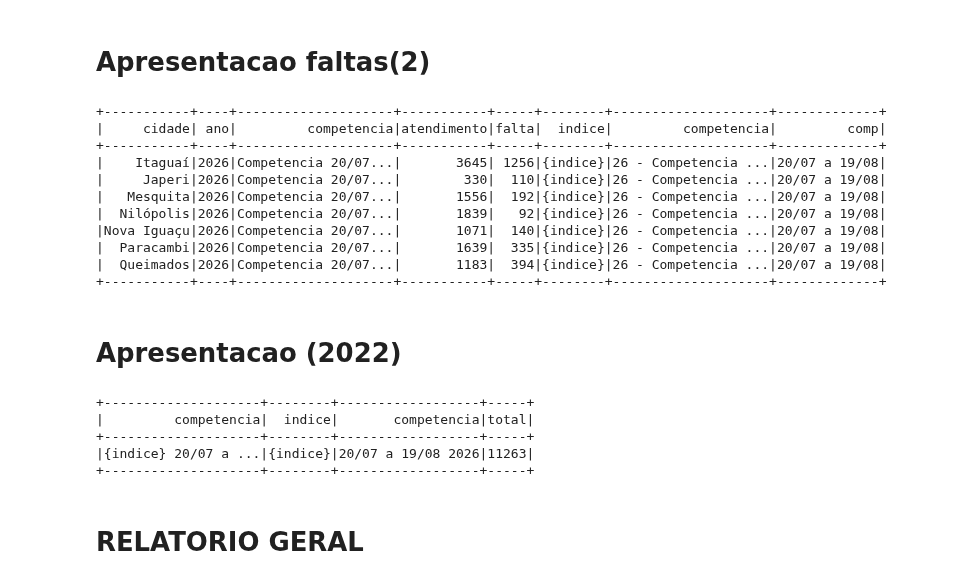
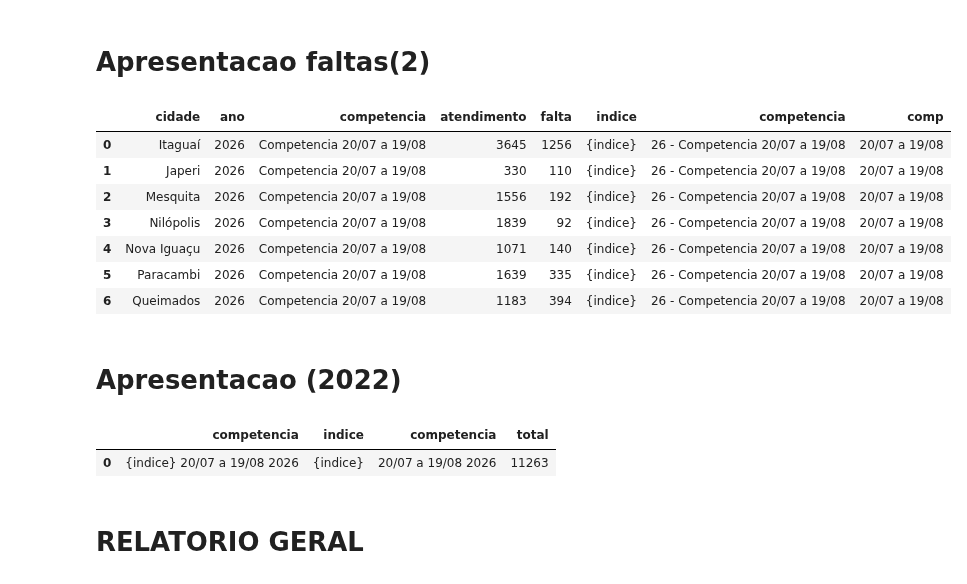
Before and after one commit to Davi-html/api-hygia, a Jupyter notebook: notebooks/agendamentos.ipynb, the cells around one changed output. Saved outputs shown, nothing was run; the diff lists cells and outputs as text; code cells hidden in the pictures.

```diff
--- a/notebooks/agendamentos.ipynb
+++ b/notebooks/agendamentos.ipynb
@@ -35,43 +35,44 @@ df.createOrReplaceTempView("agendamentos")
 # %% [markdown]
 # Apresentacao faltas(2)
 # %%
-spark.sql("""
+df_resultado = spark.sql("""
     SELECT
         cidade,
         ano,
         competencia,
         SUM(CASE WHEN situacao = 'VALIDADO' THEN 1 ELSE 0 END) AS atendimento,
         SUM(CASE WHEN situacao = 'FALTA' THEN 1 ELSE 0 END) AS falta,
         '{indice}' AS indice,
         concat(ano2, ' - ', competencia) AS competencia,
         comp
     FROM agendamentos
     GROUP BY
         cidade,
         ano,
         ano2,
         competencia,
         comp
     ORDER BY
         ano,
         cidade;
-""").show()
+""")
+
+
+df_pandas = df_resultado.toPandas()
+df_pandas
 # %% [output]
-+-----------+----+--------------------+-----------+-----+--------+--------------------+-------------+
-|     cidade| ano|         competencia|atendimento|falta|  indice|         competencia|         comp|
-+-----------+----+--------------------+-----------+-----+--------+--------------------+-------------+
-|    Itaguaí|2026|Competencia 20/07...|       3645| 1256|{indice}|26 - Competencia ...|20/07 a 19/08|
-|     Japeri|2026|Competencia 20/07...|        330|  110|{indice}|26 - Competencia ...|20/07 a 19/08|
-|   Mesquita|2026|Competencia 20/07...|       1556|  192|{indice}|26 - Competencia ...|20/07 a 19/08|
-|  Nilópolis|2026|Competencia 20/07...|       1839|   92|{indice}|26 - Competencia ...|20/07 a 19/08|
-|Nova Iguaçu|2026|Competencia 20/07...|       1071|  140|{indice}|26 - Competencia ...|20/07 a 19/08|
-|  Paracambi|2026|Competencia 20/07...|       1639|  335|{indice}|26 - Competencia ...|20/07 a 19/08|
-|  Queimados|2026|Competencia 20/07...|       1183|  394|{indice}|26 - Competencia ...|20/07 a 19/08|
-+-----------+----+--------------------+-----------+-----+--------+--------------------+-------------+
+|  | cidade | ano | competencia | atendimento | falta | indice | competencia | comp |
+| 0 | Itaguaí | 2026 | Competencia 20/07 a 19/08 | 3645 | 1256 | {indice} | 26 - Competencia 20/07 a 19/08 | 20/07 a 19/08 |
+| 1 | Japeri | 2026 | Competencia 20/07 a 19/08 | 330 | 110 | {indice} | 26 - Competencia 20/07 a 19/08 | 20/07 a 19/08 |
+| 2 | Mesquita | 2026 | Competencia 20/07 a 19/08 | 1556 | 192 | {indice} | 26 - Competencia 20/07 a 19/08 | 20/07 a 19/08 |
+| 3 | Nilópolis | 2026 | Competencia 20/07 a 19/08 | 1839 | 92 | {indice} | 26 - Competencia 20/07 a 19/08 | 20/07 a 19/08 |
+| 4 | Nova Iguaçu | 2026 | Competencia 20/07 a 19/08 | 1071 | 140 | {indice} | 26 - Competencia 20/07 a 19/08 | 20/07 a 19/08 |
+| 5 | Paracambi | 2026 | Competencia 20/07 a 19/08 | 1639 | 335 | {indice} | 26 - Competencia 20/07 a 19/08 | 20/07 a 19/08 |
+| 6 | Queimados | 2026 | Competencia 20/07 a 19/08 | 1183 | 394 | {indice} | 26 - Competencia 20/07 a 19/08 | 20/07 a 19/08 |
 # %% [markdown]
 # Apresentacao (2022)
 # %%
-spark.sql("""
+df_resultado = spark.sql("""
     SELECT
         concat('{indice} ', comp, " ", ano) AS competencia,
         '{indice}' as indice,
@@ -86,12 +87,12 @@ spark.sql("""
 
     ORDER BY
         competencia
-""").show()
+""")
+
+df_pandas = df_resultado.toPandas()
+df_pandas
 # %% [output]
-+--------------------+--------+------------------+-----+
-|         competencia|  indice|       competencia|total|
-+--------------------+--------+------------------+-----+
-|{indice} 20/07 a ...|{indice}|20/07 a 19/08 2026|11263|
-+--------------------+--------+------------------+-----+
+|  | competencia | indice | competencia | total |
+| 0 | {indice} 20/07 a 19/08 2026 | {indice} | 20/07 a 19/08 2026 | 11263 |
 # %% [markdown]
 # RELATORIO GERAL
```
Also changed, not shown: parts of 4 cells of this notebook, 4 other files.
